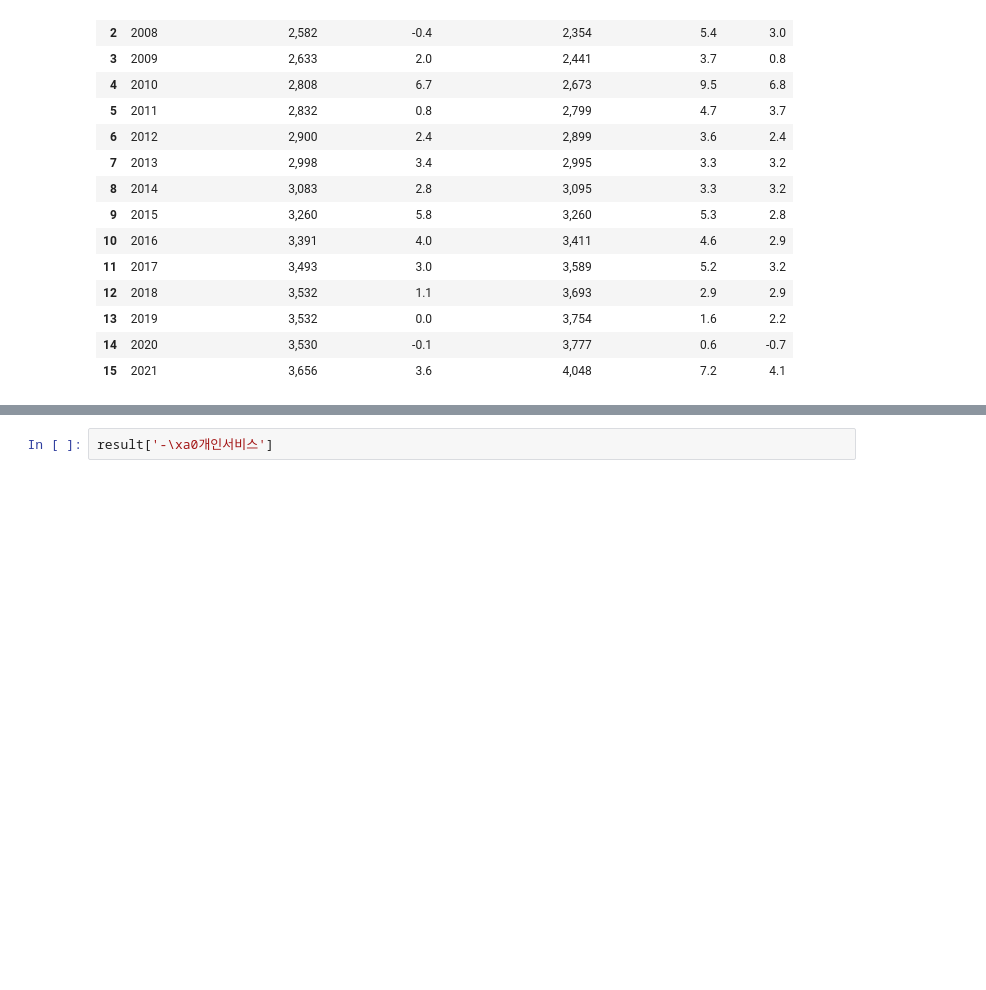
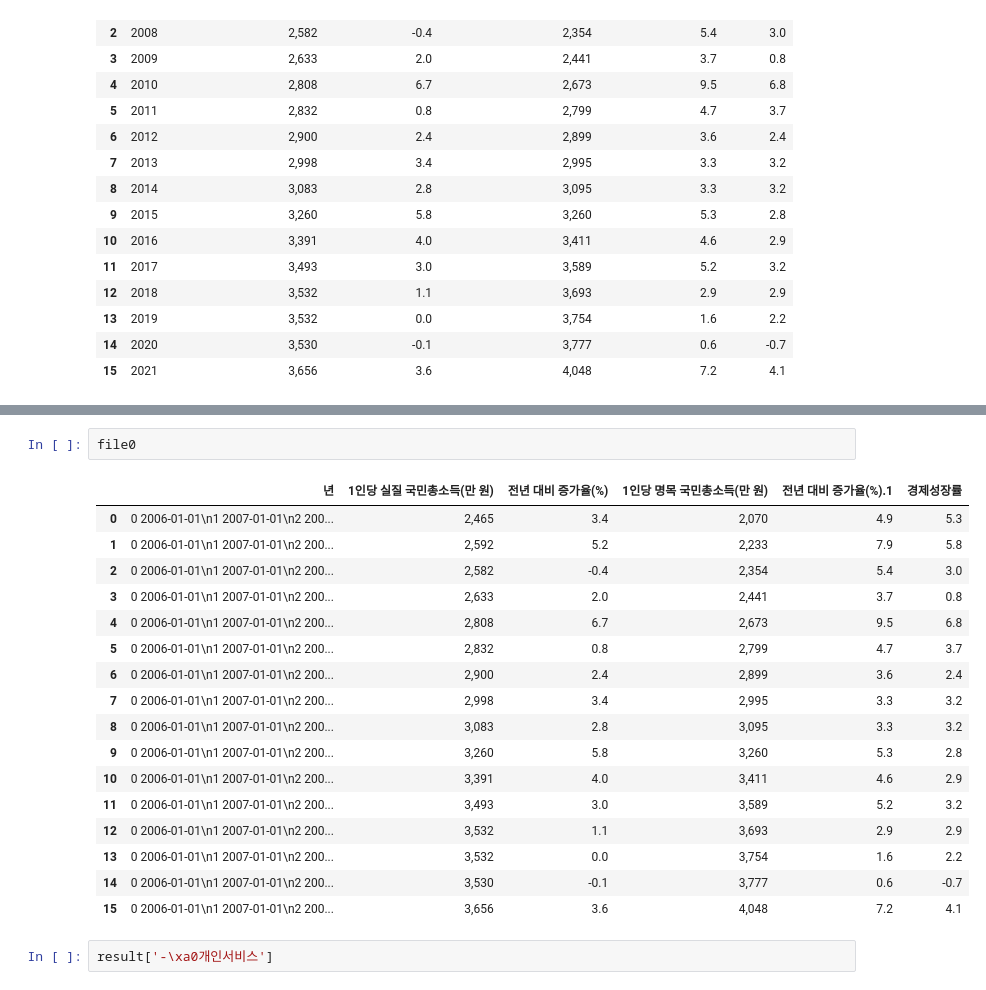
Before and after one commit to Ohjinseo2022/Showmeeverything, a Jupyter notebook: 시각화프로젝트전처리.ipynb, the cells around one changed output, grey strips where cells are left out. Cells and saved outputs as stored; diff of their text form; blank space fills up the shorter version.

```diff
--- a/시각화프로젝트전처리.ipynb
+++ b/시각화프로젝트전처리.ipynb
@@ -413,3 +455,23 @@ result.to_csv("/content/drive/MyDrive/시각화프로젝
+# %%
+file0
+# %% [output]
+|  | 년 | 1인당 실질 국민총소득(만 원) | 전년 대비 증가율(%) | 1인당 명목 국민총소득(만 원) | 전년 대비 증가율(%).1 | 경제성장률 |
+| 0 | 0 2006-01-01\n1 2007-01-01\n2 200... | 2,465 | 3.4 | 2,070 | 4.9 | 5.3 |
+| 1 | 0 2006-01-01\n1 2007-01-01\n2 200... | 2,592 | 5.2 | 2,233 | 7.9 | 5.8 |
+| 2 | 0 2006-01-01\n1 2007-01-01\n2 200... | 2,582 | -0.4 | 2,354 | 5.4 | 3.0 |
+| 3 | 0 2006-01-01\n1 2007-01-01\n2 200... | 2,633 | 2.0 | 2,441 | 3.7 | 0.8 |
+| 4 | 0 2006-01-01\n1 2007-01-01\n2 200... | 2,808 | 6.7 | 2,673 | 9.5 | 6.8 |
+| 5 | 0 2006-01-01\n1 2007-01-01\n2 200... | 2,832 | 0.8 | 2,799 | 4.7 | 3.7 |
+| 6 | 0 2006-01-01\n1 2007-01-01\n2 200... | 2,900 | 2.4 | 2,899 | 3.6 | 2.4 |
+| 7 | 0 2006-01-01\n1 2007-01-01\n2 200... | 2,998 | 3.4 | 2,995 | 3.3 | 3.2 |
+| 8 | 0 2006-01-01\n1 2007-01-01\n2 200... | 3,083 | 2.8 | 3,095 | 3.3 | 3.2 |
+| 9 | 0 2006-01-01\n1 2007-01-01\n2 200... | 3,260 | 5.8 | 3,260 | 5.3 | 2.8 |
+| 10 | 0 2006-01-01\n1 2007-01-01\n2 200... | 3,391 | 4.0 | 3,411 | 4.6 | 2.9 |
+| 11 | 0 2006-01-01\n1 2007-01-01\n2 200... | 3,493 | 3.0 | 3,589 | 5.2 | 3.2 |
+| 12 | 0 2006-01-01\n1 2007-01-01\n2 200... | 3,532 | 1.1 | 3,693 | 2.9 | 2.9 |
+| 13 | 0 2006-01-01\n1 2007-01-01\n2 200... | 3,532 | 0.0 | 3,754 | 1.6 | 2.2 |
+| 14 | 0 2006-01-01\n1 2007-01-01\n2 200... | 3,530 | -0.1 | 3,777 | 0.6 | -0.7 |
+| 15 | 0 2006-01-01\n1 2007-01-01\n2 200... | 3,656 | 3.6 | 4,048 | 7.2 | 4.1 |
 # %%
 result['-\xa0개인서비스']
 # %% [output]
```
Also changed, not shown: parts of 12 cells of this notebook.
